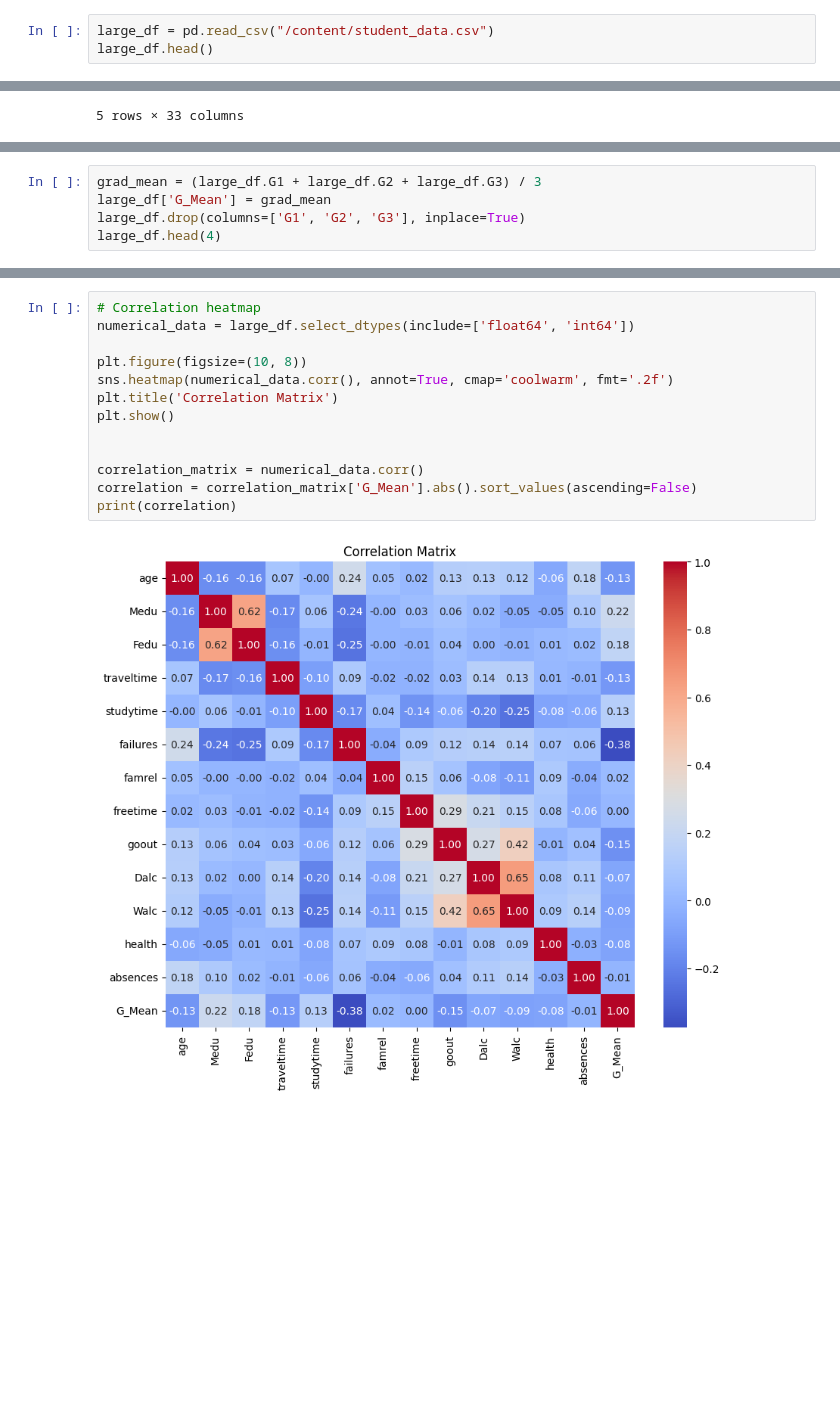
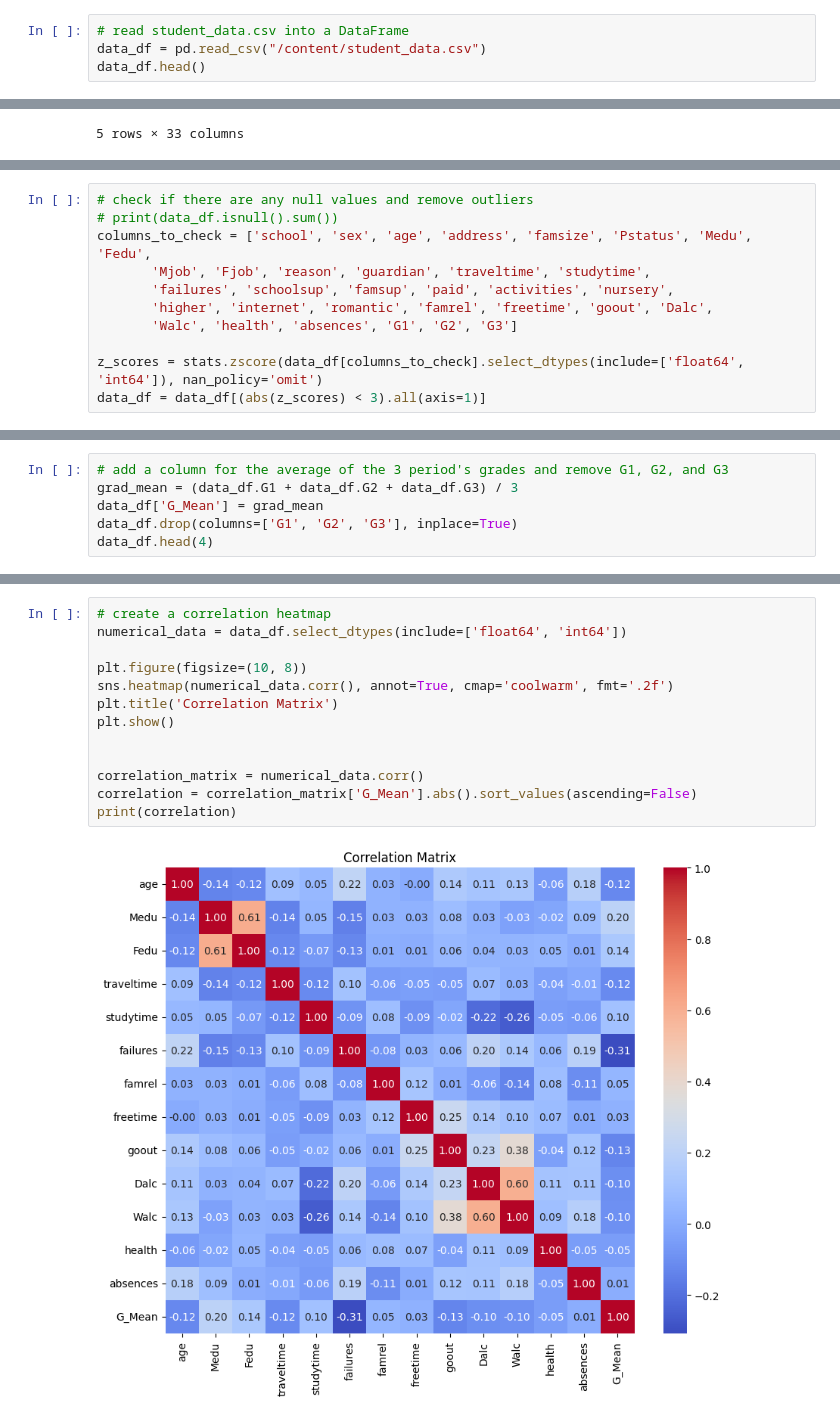
Before and after one commit to Lois-Lanctot/student-performance-analysis, a Jupyter notebook: student_performance_analysis.ipynb, the cells around one changed output, grey strips where cells are left out. Cells and saved outputs as stored; diff of their text form; blank space fills up the shorter version.

Commit message:
added documentation for student_data

```diff
--- a/student_performance_analysis.ipynb
+++ b/student_performance_analysis.ipynb
@@ -242,8 +274,9 @@ Random Forest: MAE = 3.95 (Error %: 5.57%), RMSE = 5.14 (Error %: 7.25%)
 # %% [markdown]
 Secondary education of two Portuguese schools
 # %%
-large_df = pd.read_csv("/content/student_data.csv")
-large_df.head()
+# read student_data.csv into a DataFrame
+data_df = pd.read_csv("/content/student_data.csv")
+data_df.head()
 # %% [output]
 |  | school | sex | age | address | famsize | Pstatus | Medu | Fedu | Mjob | Fjob | ... | ... |
 | 0 | GP | F | 18 | U | GT3 | A | 4 | 4 | at_home | teacher | ... | ... |
@@ -269 +311,12 @@ Record Count:  395
+# %%
+# check if there are any null values and remove outliers
+# print(data_df.isnull().sum())
+columns_to_check = ['school', 'sex', 'age', 'address', 'famsize', 'Pstatus', 'Medu', 'Fedu',
+       'Mjob', 'Fjob', 'reason', 'guardian', 'traveltime', 'studytime',
+       'failures', 'schoolsup', 'famsup', 'paid', 'activities', 'nursery',
+       'higher', 'internet', 'romantic', 'famrel', 'freetime', 'goout', 'Dalc',
+       'Walc', 'health', 'absences', 'G1', 'G2', 'G3']
+
+z_scores = stats.zscore(data_df[columns_to_check].select_dtypes(include=['float64', 'int64']), nan_policy='omit')
+data_df = data_df[(abs(z_scores) < 3).all(axis=1)]
 # %%
@@ -293,10 +348,11 @@ numerical_cols = [
 #     plt.title(f'Box plot of {col}')
 #     plt.show()
 # %%
-grad_mean = (large_df.G1 + large_df.G2 + large_df.G3) / 3
-large_df['G_Mean'] = grad_mean
-large_df.drop(columns=['G1', 'G2', 'G3'], inplace=True)
-large_df.head(4)
+# add a column for the average of the 3 period's grades and remove G1, G2, and G3
+grad_mean = (data_df.G1 + data_df.G2 + data_df.G3) / 3
+data_df['G_Mean'] = grad_mean
+data_df.drop(columns=['G1', 'G2', 'G3'], inplace=True)
+data_df.head(4)
 # %% [output]
 |  | school | sex | age | address | famsize | Pstatus | Medu | Fedu | Mjob | Fjob | ... | ... |
 | 0 | GP | F | 18 | U | GT3 | A | 4 | 4 | at_home | teacher | ... | ... |
@@ -320,18 +376,18 @@ large_df.head(4)
 #     plt.title(f'Grade vs {col}')
 #     plt.show()
 # %%
-# Correlation heatmap
-numerical_data = large_df.select_dtypes(include=['float64', 'int64'])
+# create a correlation heatmap
+numerical_data = data_df.select_dtypes(include=['float64', 'int64'])
 
 plt.figure(figsize=(10, 8))
 sns.heatmap(numerical_data.corr(), annot=True, cmap='coolwarm', fmt='.2f')
 plt.title('Correlation Matrix')
 plt.show()
 
 
 correlation_matrix = numerical_data.corr()
 correlation = correlation_matrix['G_Mean'].abs().sort_values(ascending=False)
 print(correlation)
 # %% [output]
-[figure, old version]
+[figure, new version]
 G_Mean        1.000000
```
Also changed, not shown: parts of 15 cells of this notebook.
